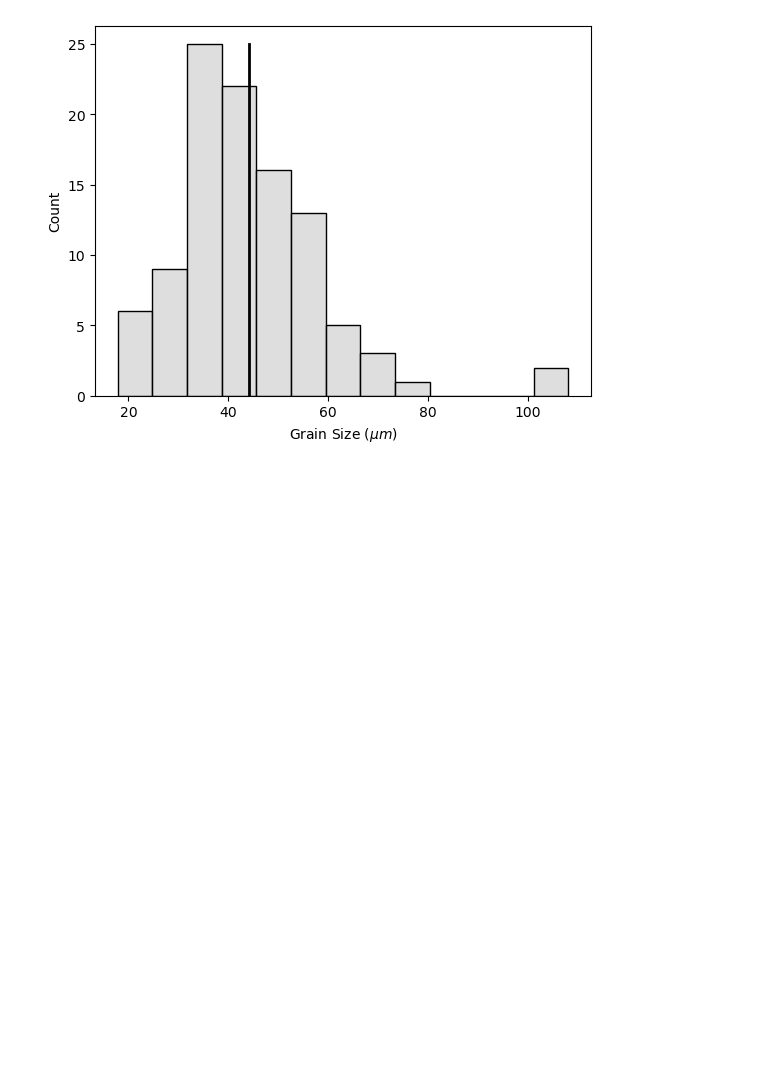
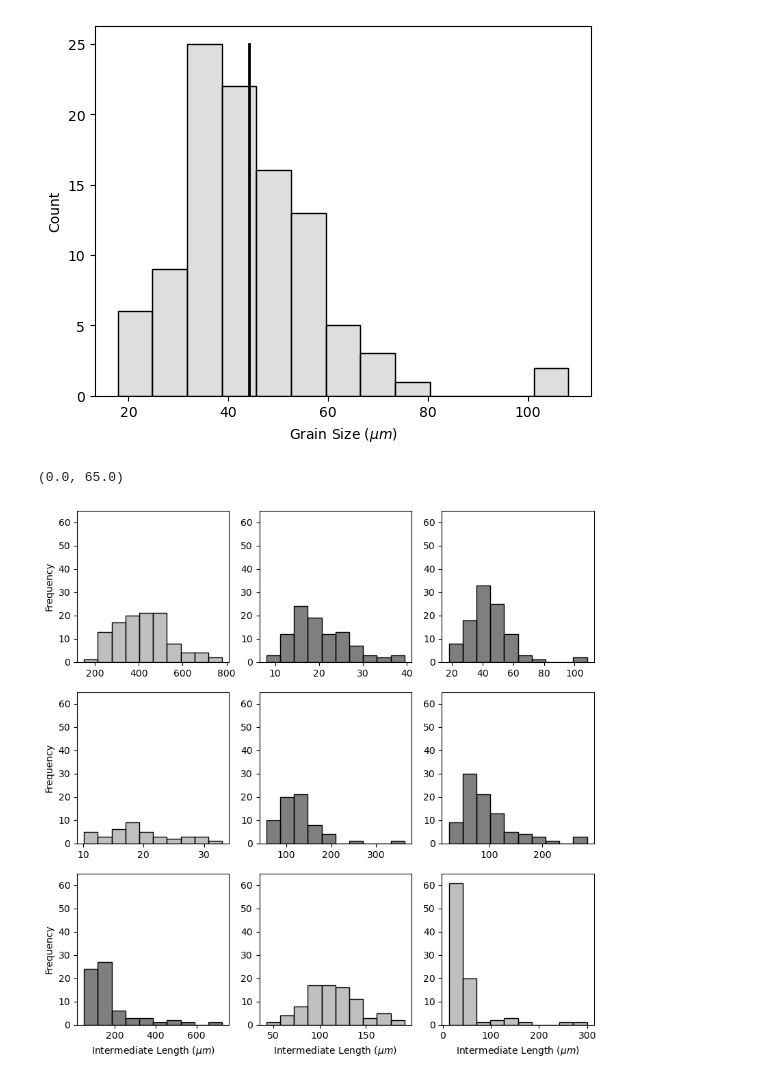
Before and after one commit to ethanoleson/Scallop_code, a Jupyter notebook: grain_size/grain_size.ipynb, the cells around one changed output. Drawn from its saved outputs; the diff is of its cells as text; code cells hidden in the pictures; blank space fills up the shorter version.

```diff
--- a/grain_size/grain_size.ipynb
+++ b/grain_size/grain_size.ipynb
@@ -86,3 +130,66 @@ plt.plot([BMTC80823A_mean,BMTC80823A_mean], [0, 25], color = 'black', linewidth
 # %% [output]
 [<matplotlib.lines.Line2D at 0x...>]
 [figure]
+# %%
+fig, axes =plt.subplots(3,3, figsize =(9.75, 9.75))
+
+#Omega Limestone
+sns.histplot(Omega71923A, x = Omega71923A['Height (µm)'], bins = 10, color = 'gray', alpha = 0.5, ax = axes[0,0])
+axes[0,0].set_ylabel('Frequency')
+axes[0,0].set_xlabel('')
+axes[0,0].set_ylim(0,65)
+
+
+#Omega dolostone
+sns.histplot(Omega71923B, x = Omega71923B['Height (µm)'], bins = 10, color= 'black', alpha = 0.5, ax = axes[0,1])
+axes[0,1].set_xlabel('')
+axes[0,1].set_ylabel('')
+axes[0,1].set_ylim(0,65)
+
+
+#Bad Medicine
+sns.histplot(BMTC80823A, x = BMTC80823A['Height (µm)'], bins = 10, color = 'black', alpha = 0.5, ax = axes [0,2])
+axes[0,2].set_xlabel('')
+axes[0,2].set_ylabel('')
+axes[0,2].set_ylim(0,65)
+
+
+#Parks Ranch
+sns.histplot(prc, x = prc['Height (µm)'], bins = 10, color = 'gray', alpha  = 0.5, ax = axes[1,0])
+axes[1,0].set_ylabel('Frequency')
+axes[1,0].set_xlabel('')
+axes[1,0].set_ylim(0,65)
+
+#J2
+sns.histplot(j2, x = j2['Height (µm)'], bins = 10, color = 'black', alpha = 0.5, ax = axes[1, 1])
+axes[1,1].set_xlabel('')
+axes[1,1].set_ylabel('')
+axes[1,1].set_ylim(0,65)
+
+
+#Onondaga
+sns.histplot(onon83123A, x = onon83123A['Height (µm)'], bins = 10, color = 'black', alpha = 0.5, ax = axes[1,2])
+axes[1,2].set_xlabel('')
+axes[1,2].set_ylabel('')
+axes[1,2].set_ylim(0,65)
+
+#SH - no scallops
+sns.histplot(lpns, x = lpns['Height (µm)'], bins = 10, color = 'black', alpha = 0.5, ax = axes[2,0])
+axes[2,0].set_ylabel('Frequency')
+axes[2,0].set_xlabel('Intermediate Length ($\mu m$)')
+axes[2,0].set_ylim(0,65)
+
+#SH - Scalloped
+sns.histplot(lpsc, x= lpsc['Height (µm)'], bins = 10, color= 'gray', alpha = 0.5, ax = axes[2,1])
+axes[2,1].set_ylabel('')
+axes[2,1].set_xlabel('Intermediate Length ($\mu m$)')
+axes[2,1].set_ylim(0,65)
+
+#Boy Scout Springs
+sns.histplot(Bss90423A, x = Bss90423A['Height (µm)'], bins = 10, color= 'gray', alpha = 0.5, ax = axes[2,2])
+axes[2,2].set_ylabel('')
+axes[2,2].set_xlabel('Intermediate Length ($\mu m$)')
+axes[2,2].set_ylim(0,65)
+# %% [output]
+(0.0, 65.0)
+[figure, added]
```
Also changed, not shown: parts of 8 cells of this notebook, 10 other files.
